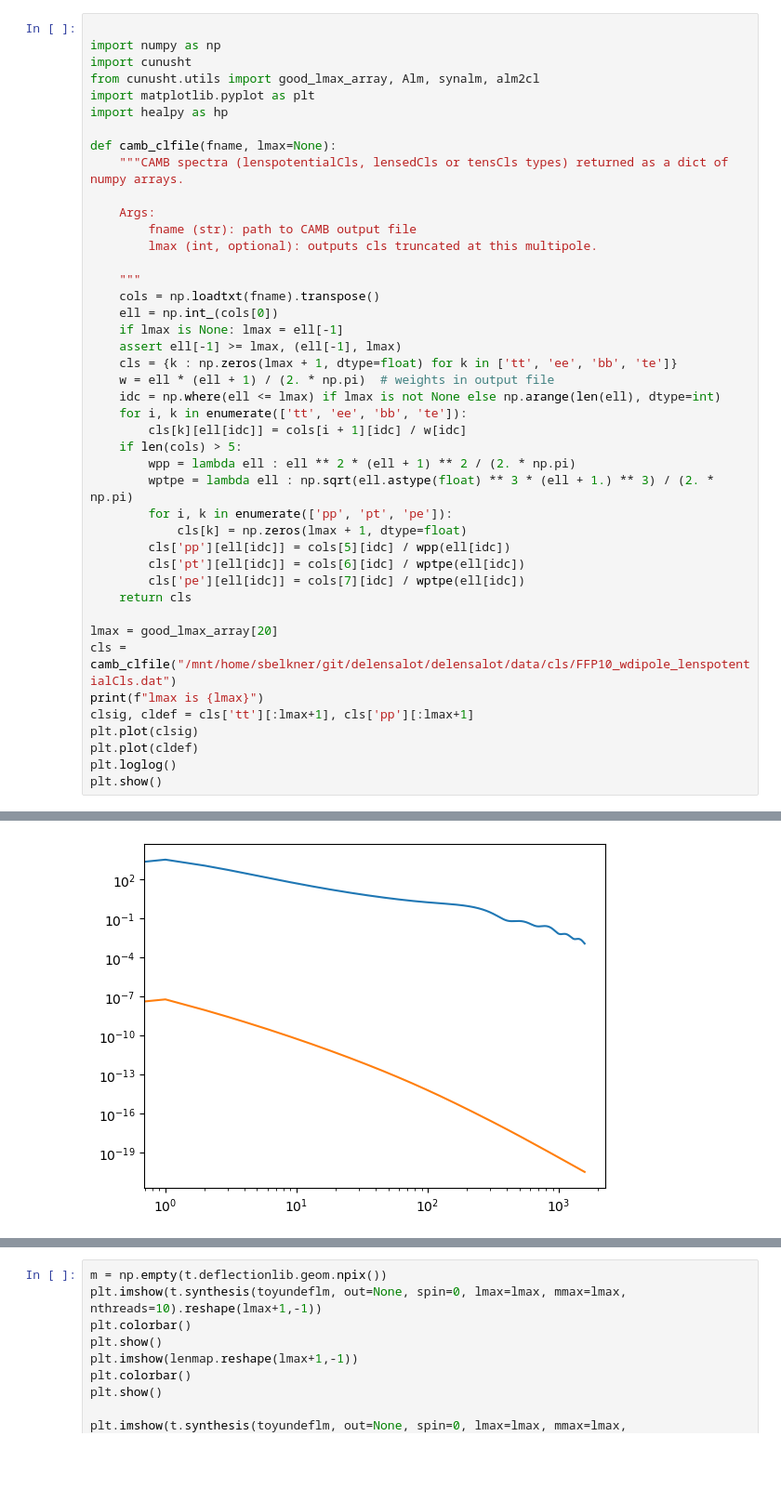
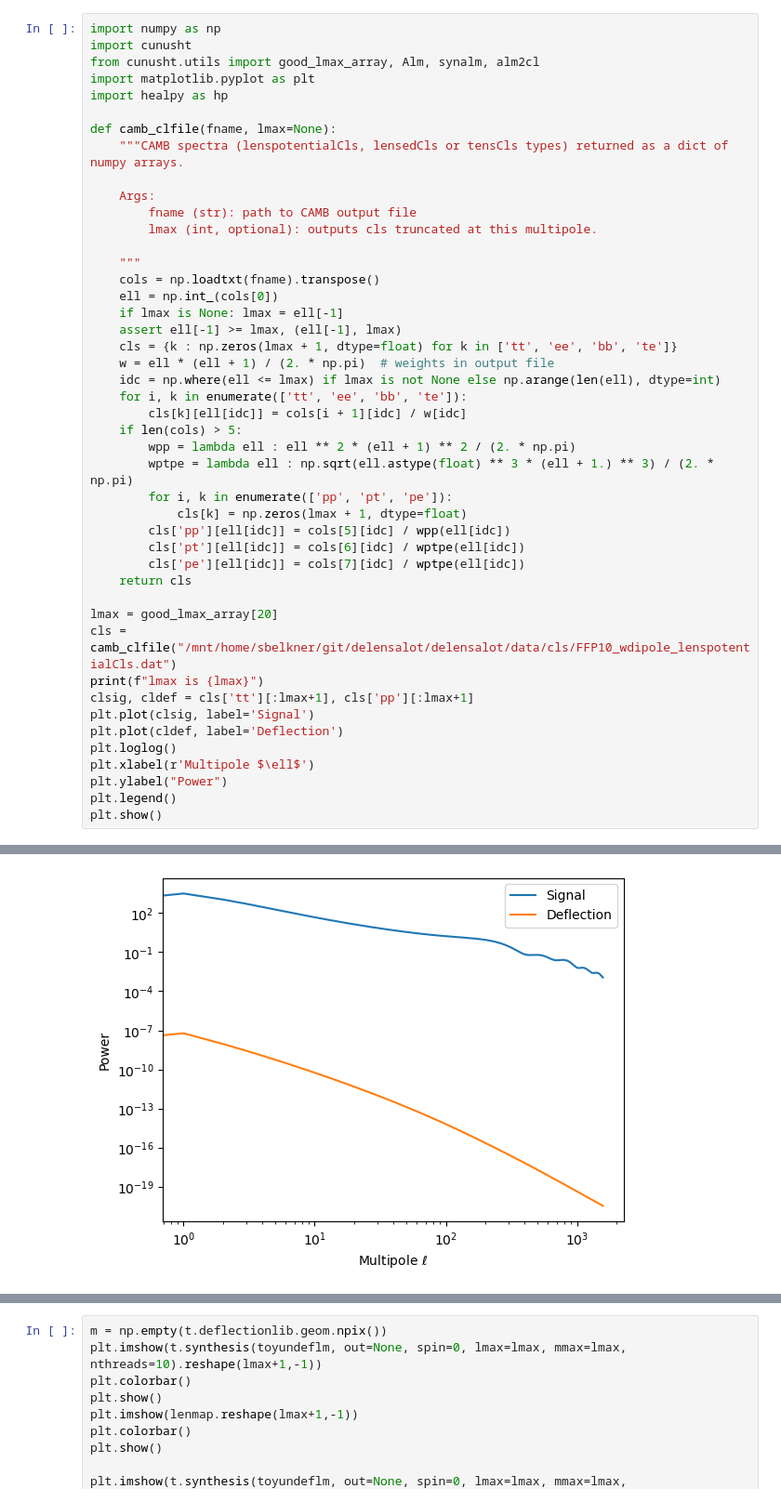
Before and after one commit to Sebastian-Belkner/cunuSHT, a Jupyter notebook: first_steps/quickstart.ipynb, the cells around one changed output, grey strips where cells are left out. Shown at 93% size. Drawn from its saved outputs; the diff is of its cells as text; blank space fills up the shorter version.

```diff
--- a/first_steps/quickstart.ipynb
+++ b/first_steps/quickstart.ipynb
@@ -1,5 +1,4 @@
 # %%
-
 import numpy as np
 import cunusht
 from cunusht.utils import good_lmax_array, Alm, synalm, alm2cl
@@ -14,36 +13,39 @@ def camb_clfile(fname, lmax=None):
         lmax (int, optional): outputs cls truncated at this multipole.
 
     """
     cols = np.loadtxt(fname).transpose()
     ell = np.int_(cols[0])
     if lmax is None: lmax = ell[-1]
     assert ell[-1] >= lmax, (ell[-1], lmax)
     cls = {k : np.zeros(lmax + 1, dtype=float) for k in ['tt', 'ee', 'bb', 'te']}
     w = ell * (ell + 1) / (2. * np.pi)  # weights in output file
     idc = np.where(ell <= lmax) if lmax is not None else np.arange(len(ell), dtype=int)
     for i, k in enumerate(['tt', 'ee', 'bb', 'te']):
         cls[k][ell[idc]] = cols[i + 1][idc] / w[idc]
     if len(cols) > 5:
         wpp = lambda ell : ell ** 2 * (ell + 1) ** 2 / (2. * np.pi)
         wptpe = lambda ell : np.sqrt(ell.astype(float) ** 3 * (ell + 1.) ** 3) / (2. * np.pi)
         for i, k in enumerate(['pp', 'pt', 'pe']):
             cls[k] = np.zeros(lmax + 1, dtype=float)
         cls['pp'][ell[idc]] = cols[5][idc] / wpp(ell[idc])
         cls['pt'][ell[idc]] = cols[6][idc] / wptpe(ell[idc])
         cls['pe'][ell[idc]] = cols[7][idc] / wptpe(ell[idc])
     return cls
 
 lmax = good_lmax_array[20]
 cls = camb_clfile("/mnt/home/sbelkner/git/delensalot/delensalot/data/cls/FFP10_wdipole_lenspotentialCls.dat")
 print(f"lmax is {lmax}")
 clsig, cldef = cls['tt'][:lmax+1], cls['pp'][:lmax+1]
-plt.plot(clsig)
-plt.plot(cldef)
+plt.plot(clsig, label='Signal')
+plt.plot(cldef, label='Deflection')
 plt.loglog()
+plt.xlabel(r'Multipole $\ell$')
+plt.ylabel("Power")
+plt.legend()
 plt.show()
 # %% [output]
 lmax is 1575
-[figure, old version]
+[figure, new version]
 # %%
 toyundeflm = synalm(clsig, lmax=lmax, mmax=lmax)
 toydeflm = synalm(cldef, lmax=lmax, mmax=lmax)
```
Also changed, not shown: parts of 2 cells of this notebook.
